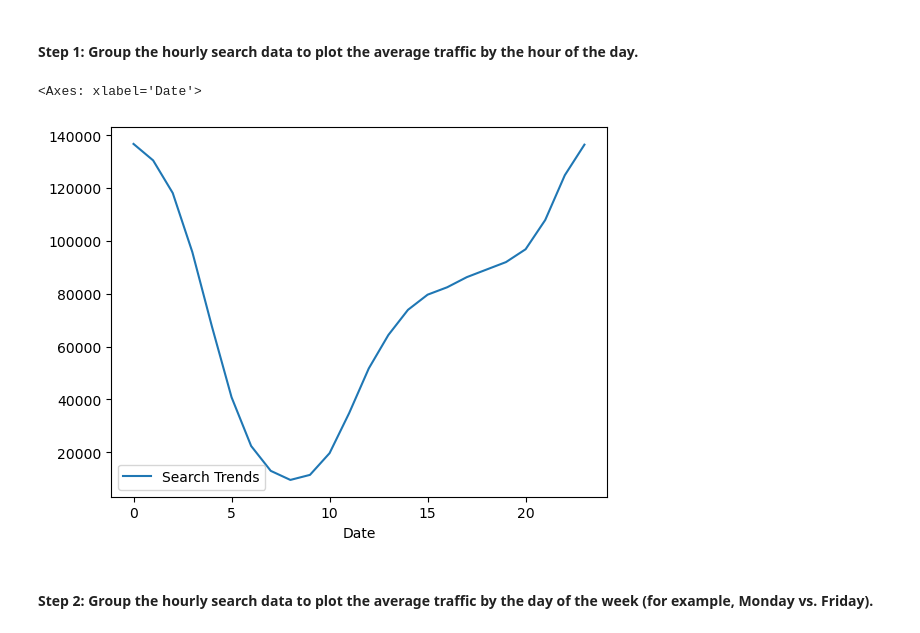
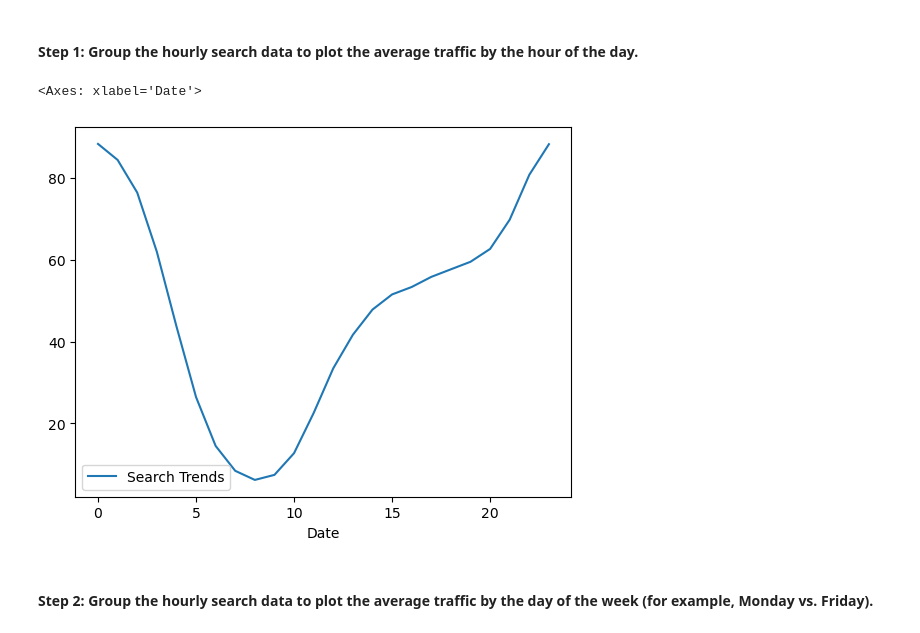
Before and after one commit to jaidevkler/Prophet-Challenge, a Jupyter notebook: forecasting_net_prophet.ipynb, the cells around one changed output. Drawn from its saved outputs; the diff is of its cells as text; code cells hidden in the pictures.

Commit message:
Minor change to plot in prophet

```diff
--- a/forecasting_net_prophet.ipynb
+++ b/forecasting_net_prophet.ipynb
@@ -157,10 +160,10 @@ To that end, you want to mine the search traffic data for predictable seasonal p
 #### Step 1: Group the hourly search data to plot the average traffic by the hour of the day.
 # %%
 # Group the hourly search data to plot the average traffic by hour, using `df.index.hour`
-df_mercado_trends.groupby(df_mercado_trends.index.hour).sum().plot()
+df_mercado_trends.groupby(df_mercado_trends.index.hour).mean().plot()
 # %% [output]
 <Axes: xlabel='Date'>
-[figure, old version]
+[figure, new version]
 # %% [markdown]
 #### Step 2: Group the hourly search data to plot the average traffic by the day of the week (for example, Monday vs. Friday).
 # %%
```
Also changed, not shown: parts of 8 cells of this notebook.
